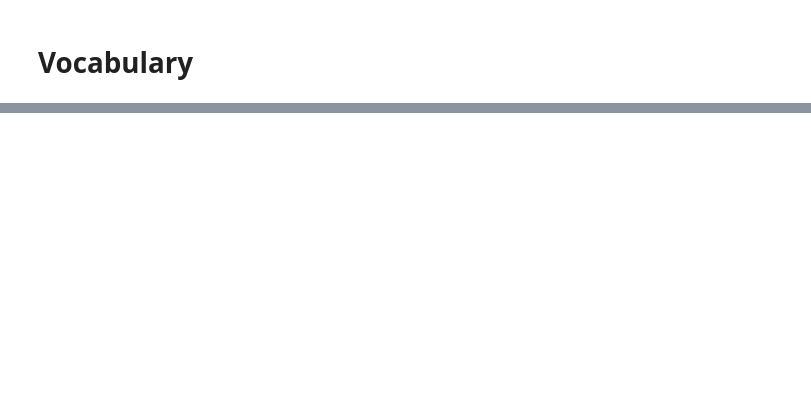
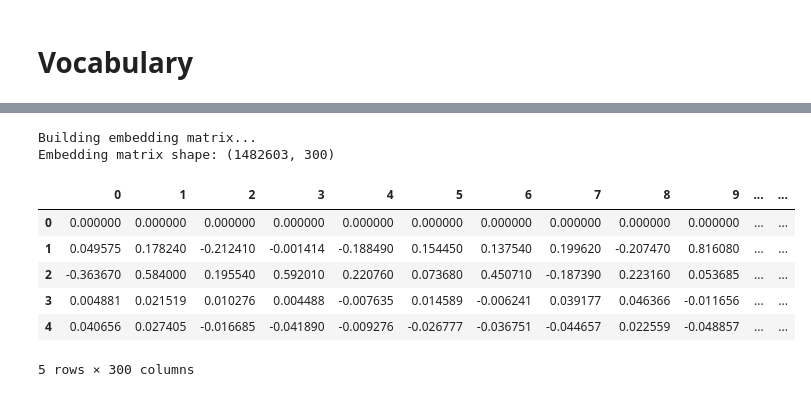
Before and after one commit to riccardodm97/twebot, a Jupyter notebook: rnn.ipynb, the cells around one changed output, grey strips where cells are left out. Drawn from its saved outputs; the diff is of its cells as text; code cells hidden in the pictures; blank space fills up the shorter version.

Commit message:
Added model to be modified

```diff
--- a/rnn.ipynb
+++ b/rnn.ipynb
@@ -219,0 +282,11 @@ print('The number of unique words in the entire dataset is:', len(unique_words))
+# %%
+unique_words_train = train['tweet'].explode().unique().tolist()
+unique_words_val = val['tweet'].explode().unique().tolist()
+unique_words_test = test['tweet'].explode().unique().tolist()
+
+print('The number of unique words belonging to training set is:', len(unique_words_train))
+print('The number of unique words belonging to validation set is:', len(unique_words_val))
+print('The number of unique words belonging to test set is:', len(unique_words_test))
+
+unique_words = set(unique_words_train + unique_words_val + unique_words_test)
+print('The number of unique words in the entire dataset is:', len(unique_words))
@@ -297,0 +463,41 @@ for batch_id, batch in enumerate(train_dataloader.batches):
+# %%
+def build_embedding_matrix(emb_model: gensim.models.keyedvectors.KeyedVectors,vocab) -> np.ndarray:
+    """
+        If the embedding for the word is present, add it to the embedding_matrix, otherwise insert a vector of random values.
+        Return the embedding matrix
+    """
+    if emb_model is None:
+        print('WARNING: empty embeddings model')
+        return None
+
+    print('Building embedding matrix...')
+
+    embedding_dimension = len(emb_model[0]) #how many numbers each emb vector is composed of
+    embedding_matrix = np.zeros((len(vocab.word2int)+1, embedding_dimension), dtype=np.float32)   #create a matrix initialized with all zeros
+
+    for word, idx in vocab.word2int.items():
+        try:
+            embedding_vector = emb_model[word]
+        except (KeyError, TypeError):
+            embedding_vector = np.random.uniform(low=-0.05, high=0.05, size=embedding_dimension)
+
+        embedding_matrix[idx] = embedding_vector     #assign the retrived or the generated vector to the corresponding index
+
+    print(f"Embedding matrix shape: {embedding_matrix.shape}")
+
+    return embedding_matrix
+
+embedding_matrix = build_embedding_matrix(glove_embeddings, vocab)
+# %% [output]
+Building embedding matrix...
+Embedding matrix shape: (1482603, 300)
+# %%
+pd.DataFrame(embedding_matrix).head()
+# %% [output]
+|  | 0 | 1 | 2 | 3 | 4 | 5 | 6 | 7 | 8 | 9 | ... | ... |
+| 0 | 0.000000 | 0.000000 | 0.000000 | 0.000000 | 0.000000 | 0.000000 | 0.000000 | 0.000000 | 0.000000 | 0.000000 | ... | ... |
+| 1 | 0.049575 | 0.178240 | -0.212410 | -0.001414 | -0.188490 | 0.154450 | 0.137540 | 0.199620 | -0.207470 | 0.816080 | ... | ... |
+| 2 | -0.363670 | 0.584000 | 0.195540 | 0.592010 | 0.220760 | 0.073680 | 0.450710 | -0.187390 | 0.223160 | 0.053685 | ... | ... |
+| 3 | 0.004881 | 0.021519 | 0.010276 | 0.004488 | -0.007635 | 0.014589 | -0.006241 | 0.039177 | 0.046366 | -0.011656 | ... | ... |
+| 4 | 0.040656 | 0.027405 | -0.016685 | -0.041890 | -0.009276 | -0.026777 | -0.036751 | -0.044657 | 0.022559 | -0.048857 | ... | ... |
+5 rows × 300 columns
```
Also changed, not shown: parts of 31 cells of this notebook.
